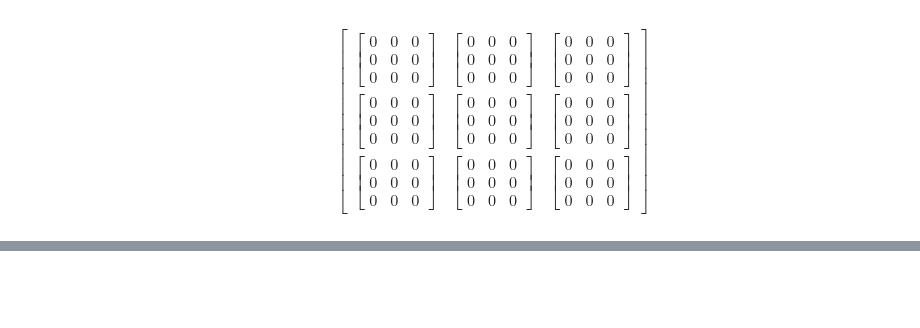
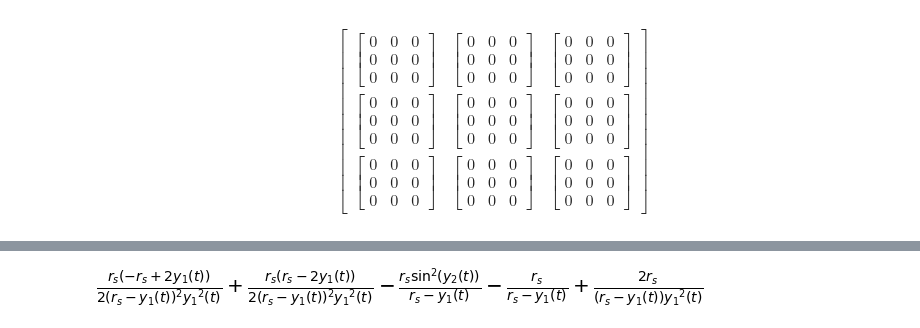
Before and after one commit to coderofgames/DifferentialGeometryPythonTools, a Jupyter notebook: sdg_usage.ipynb, the cells around one changed output, grey strips where cells are left out. Drawn from its saved outputs; the diff is of its cells as text; code cells hidden in the pictures; blank space fills up the shorter version.

```diff
--- a/sdg_usage.ipynb
+++ b/sdg_usage.ipynb
@@ -431,0 +482,3 @@ $$\left[\begin{matrix}\left[\begin{matrix}0 & 0 & 0\\0 & 0 & 0\\0 & 0 & 0\end{ma
+# %%
+Gs = (-1)*Swc4.subs({r:y_1(t)})
+Gs
@@ -431,0 +487,3 @@ $$\left[\begin{matrix}\left[\begin{matrix}0 & 0 & 0\\0 & 0 & 0\\0 & 0 & 0\end{ma
+# %%
+Gamma=sdg.compute_christoffel_symbols_2(Gs, 4, Y,Gs.inverse_GE())
+Gamma
@@ -431,0 +496,2 @@ $$\left[\begin{matrix}\left[\begin{matrix}0 & 0 & 0\\0 & 0 & 0\\0 & 0 & 0\end{ma
+# %%
+R_abcd = sdg.Riemann_Tensor_2(Gamma, Y, 4)
@@ -431,0 +518,3 @@ $$\left[\begin{matrix}\left[\begin{matrix}0 & 0 & 0\\0 & 0 & 0\\0 & 0 & 0\end{ma
+# %%
+R_uv = sdg.compute_ricci_tensor(R_abcd, 4)
+R_uv
@@ -431,0 +543,5 @@ $$\left[\begin{matrix}\left[\begin{matrix}0 & 0 & 0\\0 & 0 & 0\\0 & 0 & 0\end{ma
+# %%
+R = sdg.compute_ricci_scalar(R_uv,4)
+R
+# %% [output]
+[figure, added]
```
Also changed, not shown: parts of 18 cells of this notebook, 1 other file.
